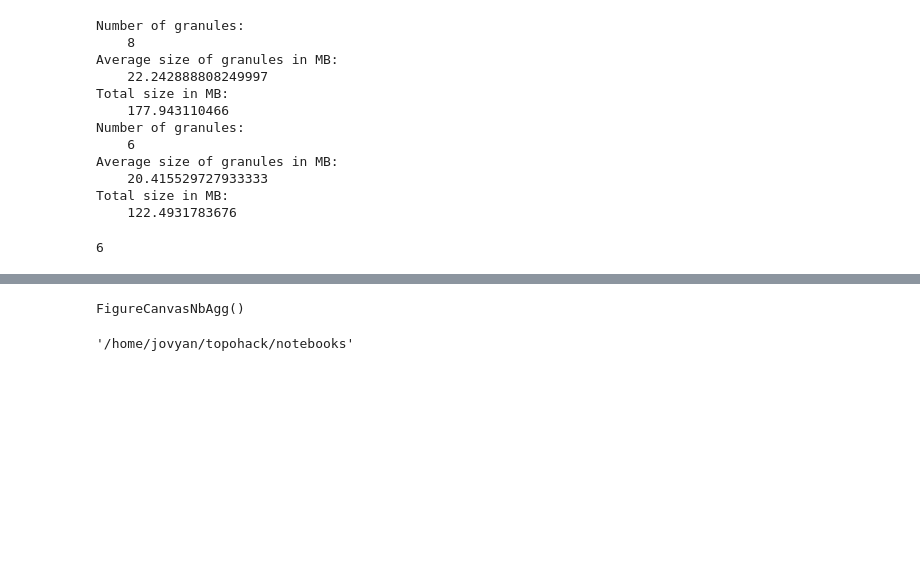
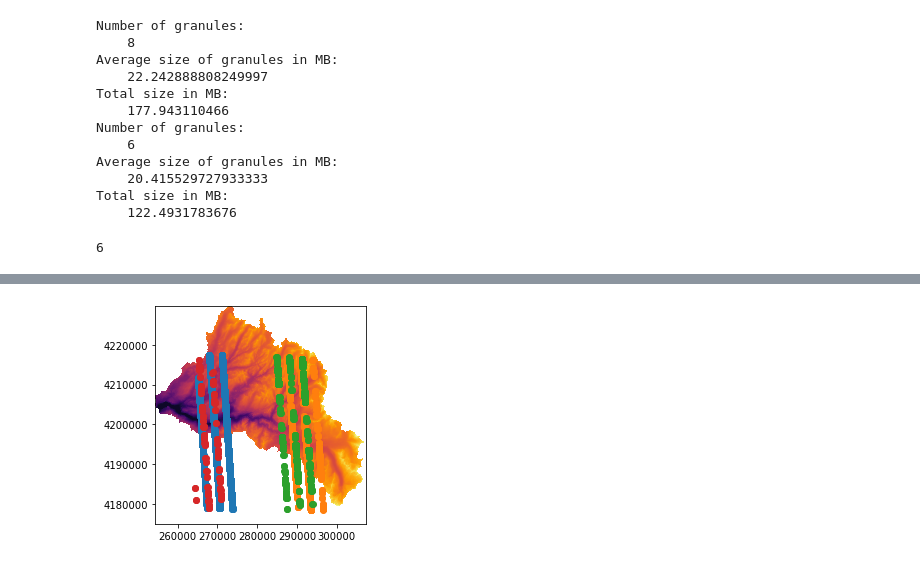
Before and after one commit to ICESAT-2HackWeek/topohack, a Jupyter notebook: notebooks/IntegratedWkflw.ipynb, the cells around one changed output, grey strips where cells are left out. Saved outputs shown, nothing was run; the diff lists cells and outputs as text; code cells hidden in the pictures; blank space fills up the shorter version.

```diff
--- a/notebooks/IntegratedWkflw.ipynb
+++ b/notebooks/IntegratedWkflw.ipynb
@@ -60,0 +61,8 @@ email = 'jpflug@uw.edu'
+# %%
+# load DEM
+import numpy as np
+ds = rasterio.open(raster)
+dem = ds.read(1)
+dem = np.ma.masked_equal(dem,gda_lib.get_ndv(ds))
+xmin,ymin,xmax,ymax = ds.bounds
+ds.crs
@@ -159,14 +169,5 @@ Status is not complete. Trying again.
 Beginning download of zipped output...
 Data request 1 is complete.
 # %%
-# latest version will move out%%
-ATL06_list = glob.glob(datafolderOut+'**/*.h5')
+# glob to list of files
+ATL06_list = glob.glob(datafolderOut+'*.h5')
-# %%
-import numpy as np
-# read in raster data
-dem_fn = raster
-ds = rasterio.open(dem_fn)
-dem = ds.read(1)
-dem = np.ma.masked_equal(dem,gda_lib.get_ndv(ds))
-## use from above??
-xmin,ymin,xmax,ymax = ds.bounds
@@ -180,10 +186,10 @@ ATL06_gdf_list = [x.to_crs(ds.crs) for x in ATL06_gdf_list]
 # %%
-%matplotlib notebook
+# seems to have removed some IceSAT2 lines that are in Profiling_struggle.ipynb
+%matplotlib inline
 import matplotlib.pyplot as plt
 fig,ax = plt.subplots()
 im = ax.imshow(dem,cmap='inferno',extent=[xmin,xmax,ymin,ymax])
-plt.colorbar(im,label='HAE (m WGS84)')
+#ATL06_gdf_list[1].plot(ax=ax)
 for gdf in ATL06_gdf_list:
     gdf.plot(ax=ax)
-#ATL06_gdf.plot(ax=ax)
 # %% [output]
@@ -191 +196 @@ Warning: Cannot change to a different GUI toolkit: notebook. Using widget instea
-FigureCanvasNbAgg()
+[figure, added]
@@ -194,4 +196,0 @@ FigureCanvasNbAgg()
-# %%
-pwd
-# %% [output]
-'/home/jovyan/topohack/notebooks'
```
Also changed, not shown: parts of 24 cells of this notebook.
